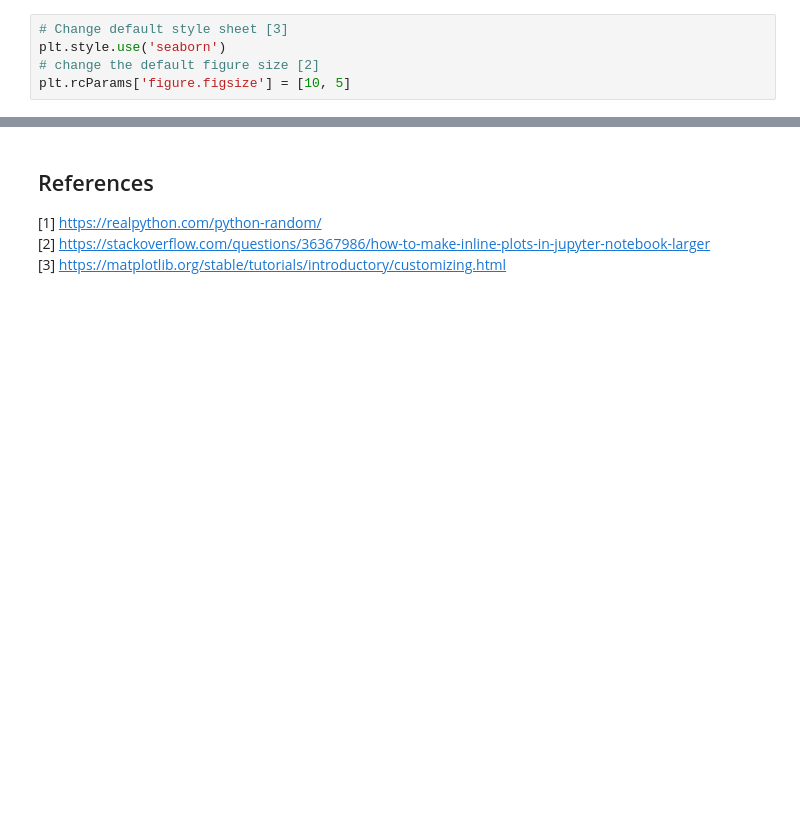
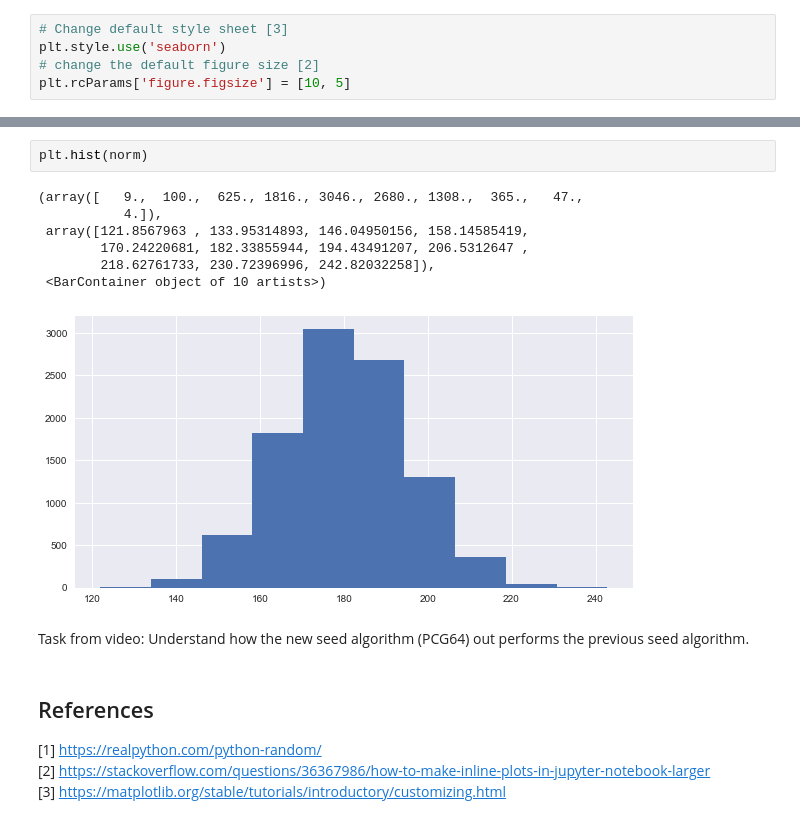
Before and after one commit to Sam-Tracey/numpy-random, a Jupyter notebook: numpy-random.ipynb, the cells around one changed output, grey strips where cells are left out. Drawn from its saved outputs; the diff is of its cells as text; blank space fills up the shorter version.

```diff
--- a/numpy-random.ipynb
+++ b/numpy-random.ipynb
@@ -50,3 +73,15 @@ plt.show()
+# %%
+plt.hist(norm)
+# %% [output]
+(array([   9.,  100.,  625., 1816., 3046., 2680., 1308.,  365.,   47.,
+           4.]),
+ array([121.8567963 , 133.95314893, 146.04950156, 158.14585419,
+        170.24220681, 182.33855944, 194.43491207, 206.5312647 ,
+        218.62761733, 230.72396996, 242.82032258]),
+ <BarContainer object of 10 artists>)
+[figure, added]
+# %% [markdown]
+Task from video: Understand how the new seed algorithm (PCG64) out performs the previous seed algorithm.
 # %% [markdown]
 ## References
 
```
Also changed, not shown: parts of 11 cells of this notebook.
